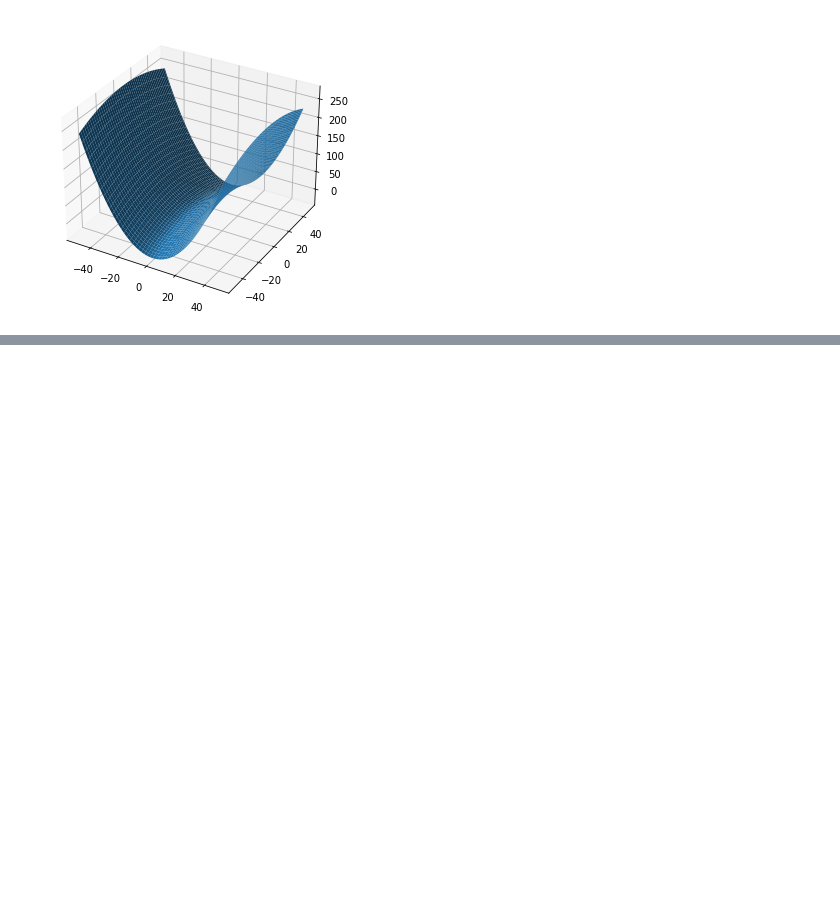
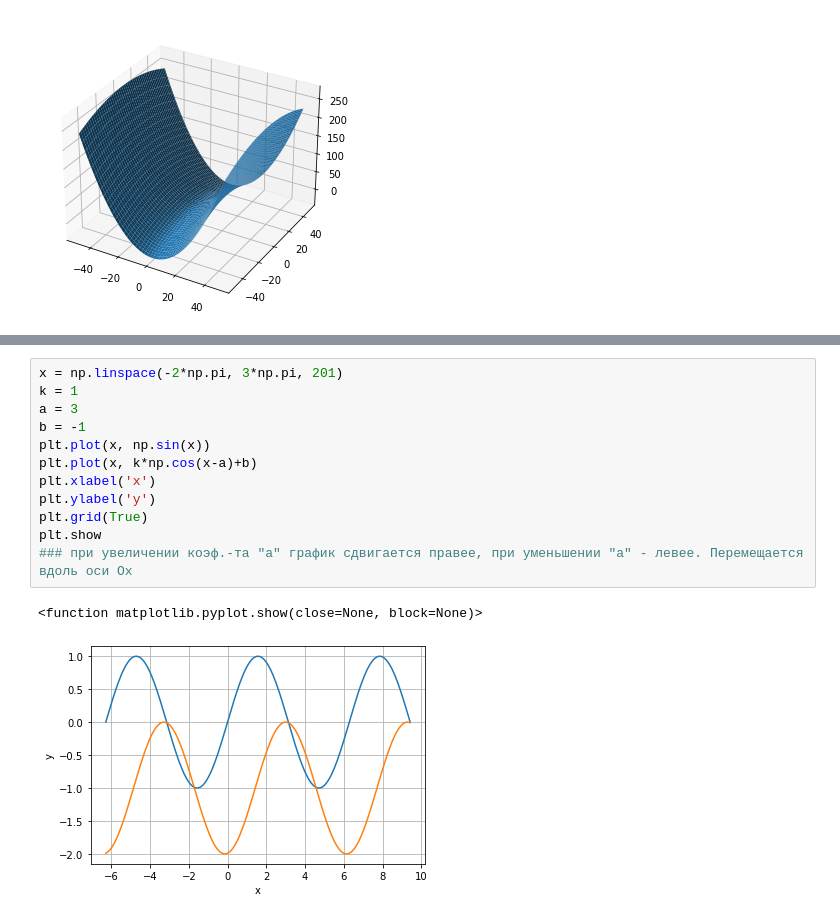
Before and after one commit to Kristina122/math_analysis, a Jupyter notebook: 3_ВВМ_д_з.ipynb, the cells around one changed output, grey strips where cells are left out. Cells and saved outputs as stored; diff of their text form; blank space fills up the shorter version.

```diff
--- a/3_ВВМ_д_з.ipynb
+++ b/3_ВВМ_д_з.ipynb
@@ -129,0 +177,15 @@ show()
+# %%
+x = np.linspace(-2*np.pi, 3*np.pi, 201)
+k = 1
+a = 3
+b = -1
+plt.plot(x, np.sin(x))
+plt.plot(x, k*np.cos(x-a)+b)
+plt.xlabel('x')
+plt.ylabel('y')
+plt.grid(True)
+plt.show
+### при увеличении коэф.-та "a" график сдвигается правее, при уменьшении "а" - левее. Перемещается вдоль оси Оx
+# %% [output]
+<function matplotlib.pyplot.show(close=None, block=None)>
+[figure, added]
```
Also changed, not shown: parts of 19 cells of this notebook.
